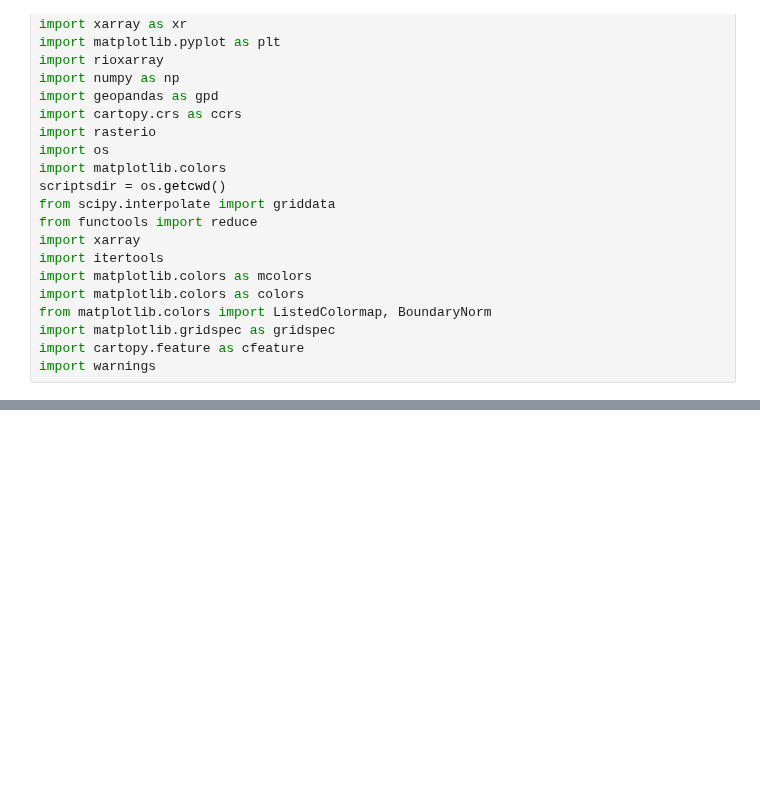
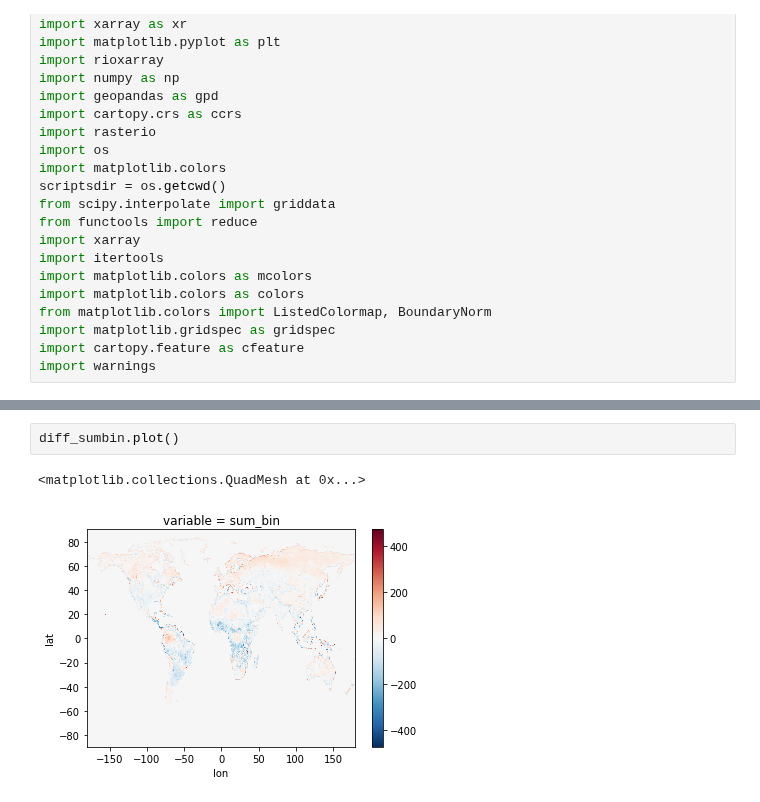
Before and after one commit to wyssacademy-unibe-ch/climate_Hari_etal_BioscenComb, a Jupyter notebook: functions/global_plots/Untitled.ipynb, the cells around one changed output, grey strips where cells are left out. Saved outputs shown, nothing was run; the diff lists cells and outputs as text; blank space fills up the shorter version.

```diff
--- a/functions/global_plots/Untitled.ipynb
+++ b/functions/global_plots/Untitled.ipynb
@@ -230,0 +516,5 @@ for future_time in future_times:
+# %%
+diff_sumbin.plot()
+# %% [output]
+<matplotlib.collections.QuadMesh at 0x...>
+[figure, added]
```
Also changed, not shown: parts of 16 cells of this notebook, 56 other files.
